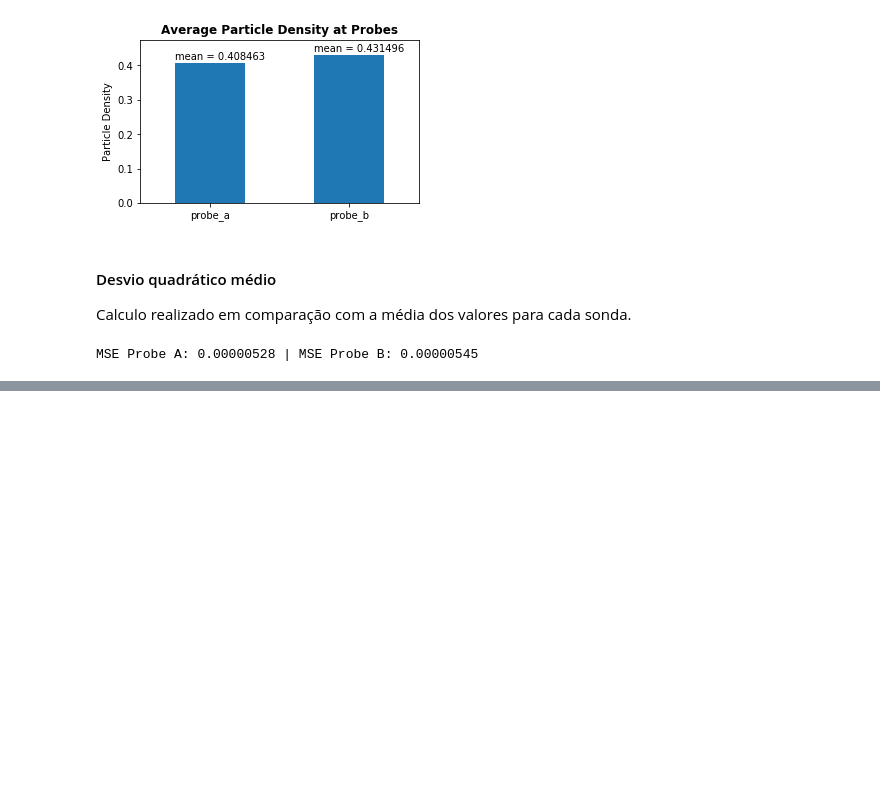
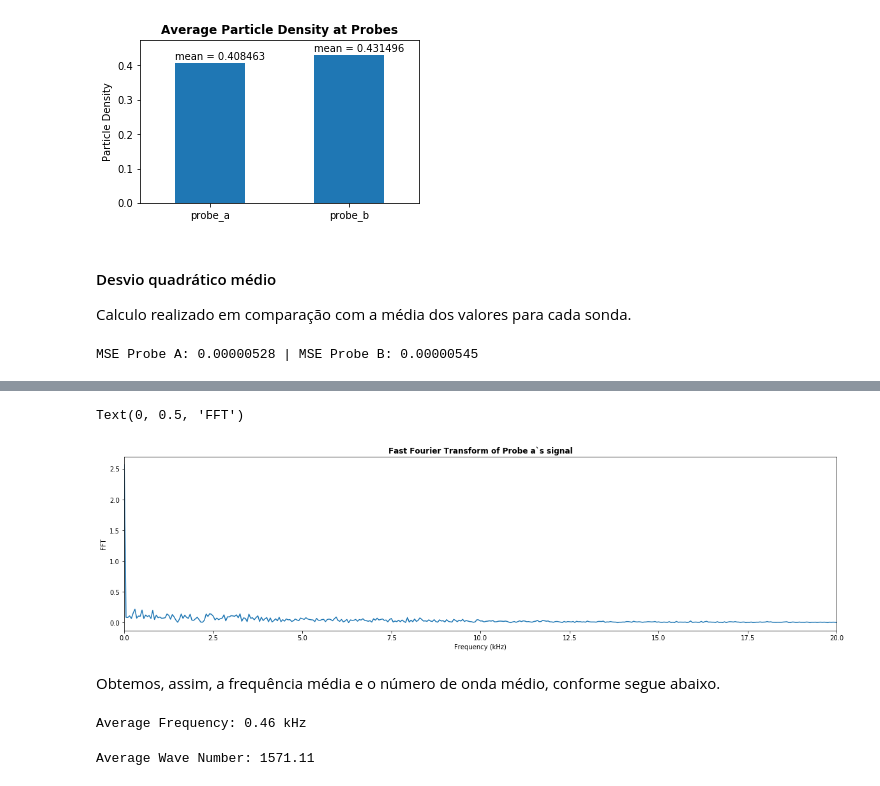
Before and after one commit to mbranbilla/plasma-physics, a Jupyter notebook: directed_study.ipynb, the cells around one changed output, grey strips where cells are left out. Saved outputs shown, nothing was run; the diff lists cells and outputs as text; code cells hidden in the pictures; blank space fills up the shorter version.

```diff
--- a/directed_study.ipynb
+++ b/directed_study.ipynb
@@ -432,0 +512,29 @@ plt.savefig('report/images/helimak_probes_a_b_cross_correlation_3ms_5ms', bbox_i
+# %%
+fft = np.fft.fft(helimak['probe_a'])
+fft = 2 * np.pi * np.abs(fft / len(fft))
+freq = np.fft.fftfreq(len(helimak['probe_a'].values)) * 500
+
+fft_dataset = pd.DataFrame({'frequency': freq, 'fft': fft})
+
+fft_dataset[fft_dataset['frequency'] >= 0 ].plot(x='frequency', y='fft', legend=False, xlim=[0, 20])
+plt.title("Fast Fourier Transform of Probe a`s signal", fontweight='bold')
+plt.xlabel("Frequency (kHz)")
+plt.ylabel("FFT")
+# %% [output]
+Text(0, 0.5, 'FFT')
+[figure, added]
+# %% [markdown]
+Obtemos, assim, a frequência média e o número de onda médio, conforme segue abaixo.
+# %%
+fft = fft_dataset[(fft_dataset['frequency'] >= 0)]
+f = avg_freq(fft['frequency'].values, fft['fft'].values)
+
+print("Average Frequency: %2.2f kHz" % f)
+# %% [output]
+Average Frequency: 0.46 kHz
+# %%
+k = avg_wave_number(10 * d_probes / (0.002 * n), fft['frequency'].values)
+
+print("Average Wave Number: %6.2f" % k)
+# %% [output]
+Average Wave Number: 1571.11
```
Also changed, not shown: parts of 19 cells of this notebook.
